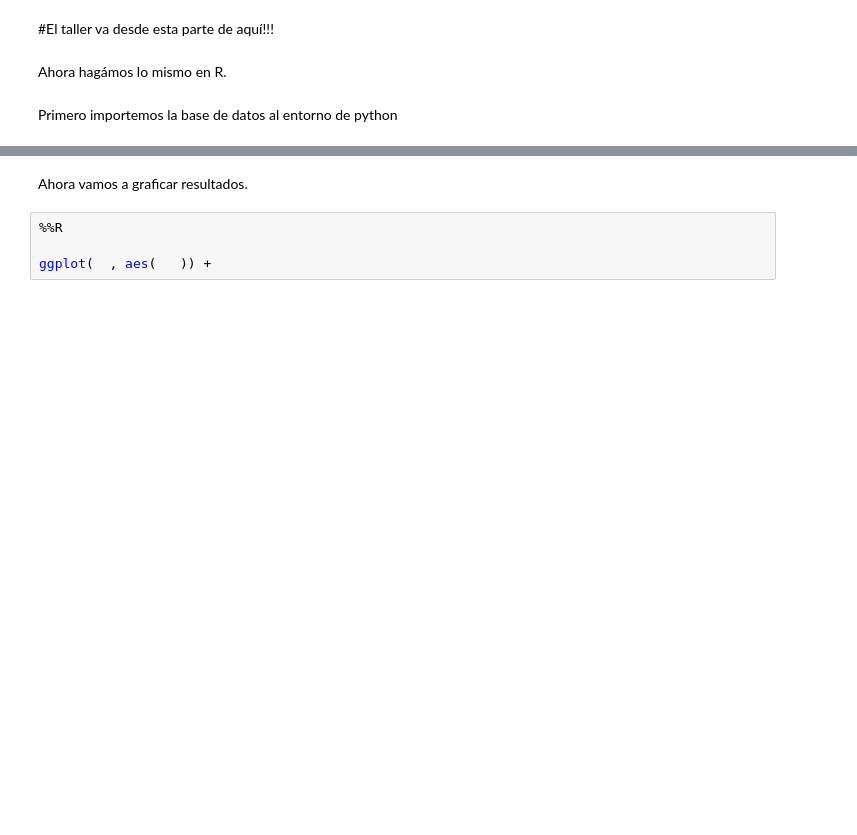
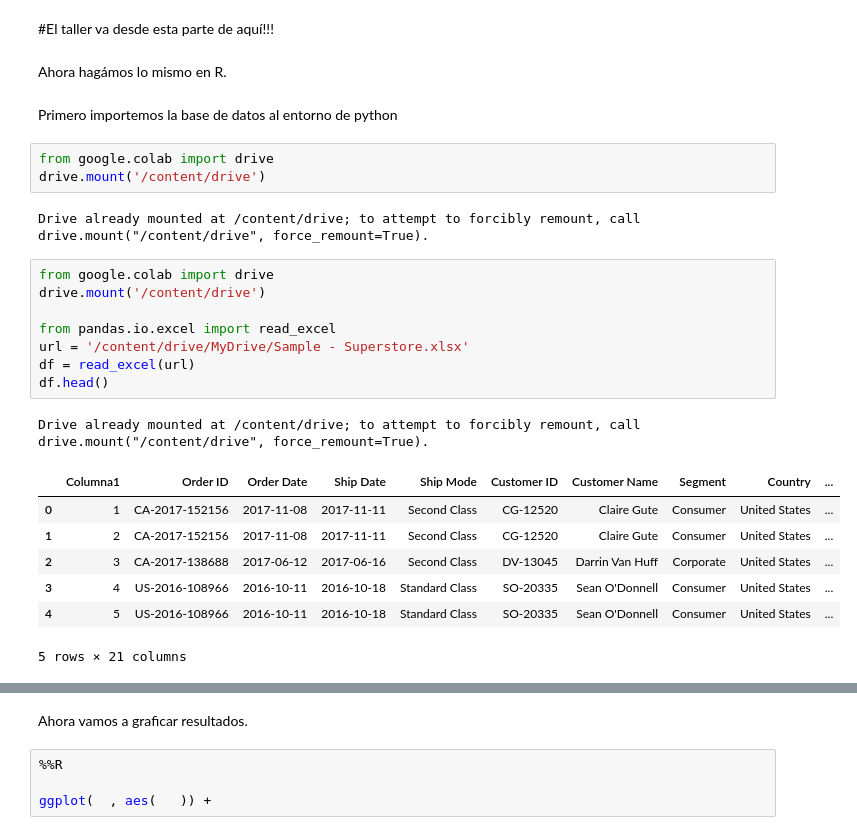
Before and after one commit to NatCastro28/Class2023, a Jupyter notebook: TallerDplyr&PandasACTUALIZADO.ipynb, the cells around one changed output, grey strips where cells are left out. Saved outputs shown, nothing was run; the diff lists cells and outputs as text; blank space fills up the shorter version.

```diff
--- a/TallerDplyr&PandasACTUALIZADO.ipynb
+++ b/TallerDplyr&PandasACTUALIZADO.ipynb
@@ -202,3 +198,25 @@ Vamos a visualizar los datos del dataframe para la variable categoría en el eje
 Ahora hagámos lo mismo en R.
 # %% [markdown]
 Primero importemos la base de datos al entorno de python
+# %%
+from google.colab import drive
+drive.mount('/content/drive')
+# %% [output]
+Drive already mounted at /content/drive; to attempt to forcibly remount, call drive.mount("/content/drive", force_remount=True).
+# %%
+from google.colab import drive
+drive.mount('/content/drive')
+
+from pandas.io.excel import read_excel
+url = '/content/drive/MyDrive/Sample - Superstore.xlsx'
+df = read_excel(url)
+df.head()
+# %% [output]
+Drive already mounted at /content/drive; to attempt to forcibly remount, call drive.mount("/content/drive", force_remount=True).
+|  | Columna1 | Order ID | Order Date | Ship Date | Ship Mode | Customer ID | Customer Name | Segment | Country | ... |
+| 0 | 1 | CA-2017-152156 | 2017-11-08 | 2017-11-11 | Second Class | CG-12520 | Claire Gute | Consumer | United States | ... |
+| 1 | 2 | CA-2017-152156 | 2017-11-08 | 2017-11-11 | Second Class | CG-12520 | Claire Gute | Consumer | United States | ... |
+| 2 | 3 | CA-2017-138688 | 2017-06-12 | 2017-06-16 | Second Class | DV-13045 | Darrin Van Huff | Corporate | United States | ... |
+| 3 | 4 | US-2016-108966 | 2016-10-11 | 2016-10-18 | Standard Class | SO-20335 | Sean O'Donnell | Consumer | United States | ... |
+| 4 | 5 | US-2016-108966 | 2016-10-11 | 2016-10-18 | Standard Class | SO-20335 | Sean O'Donnell | Consumer | United States | ... |
+5 rows × 21 columns
```
Also changed, not shown: parts of 3 cells of this notebook.
